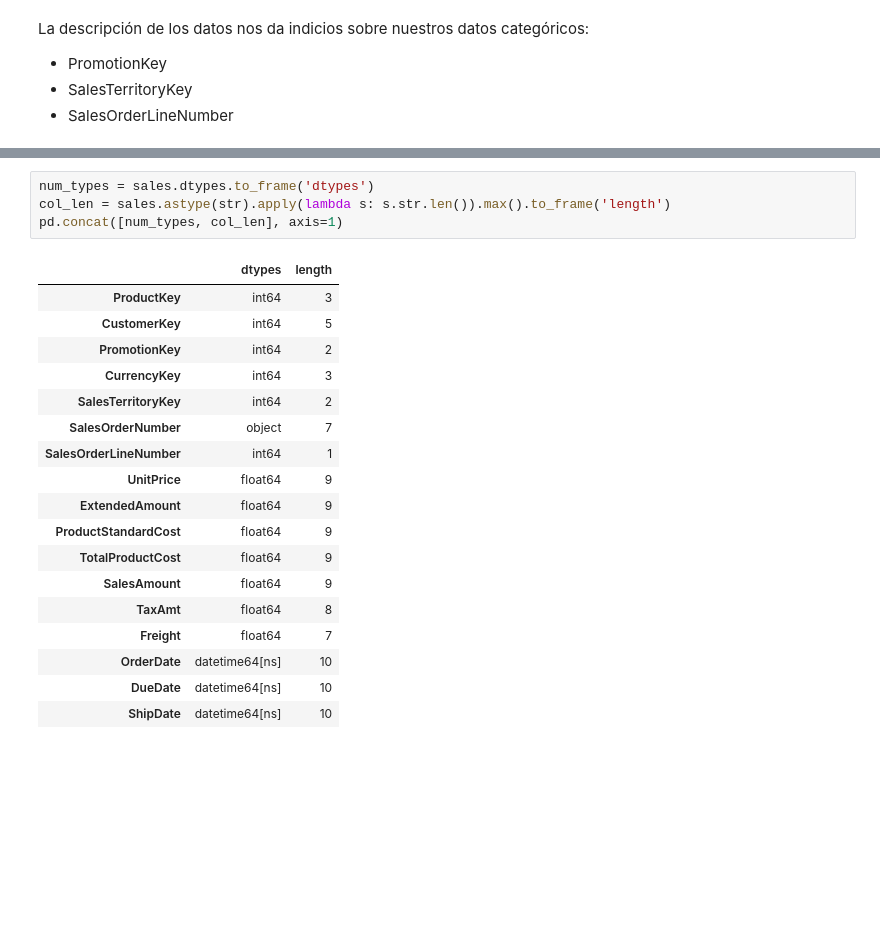
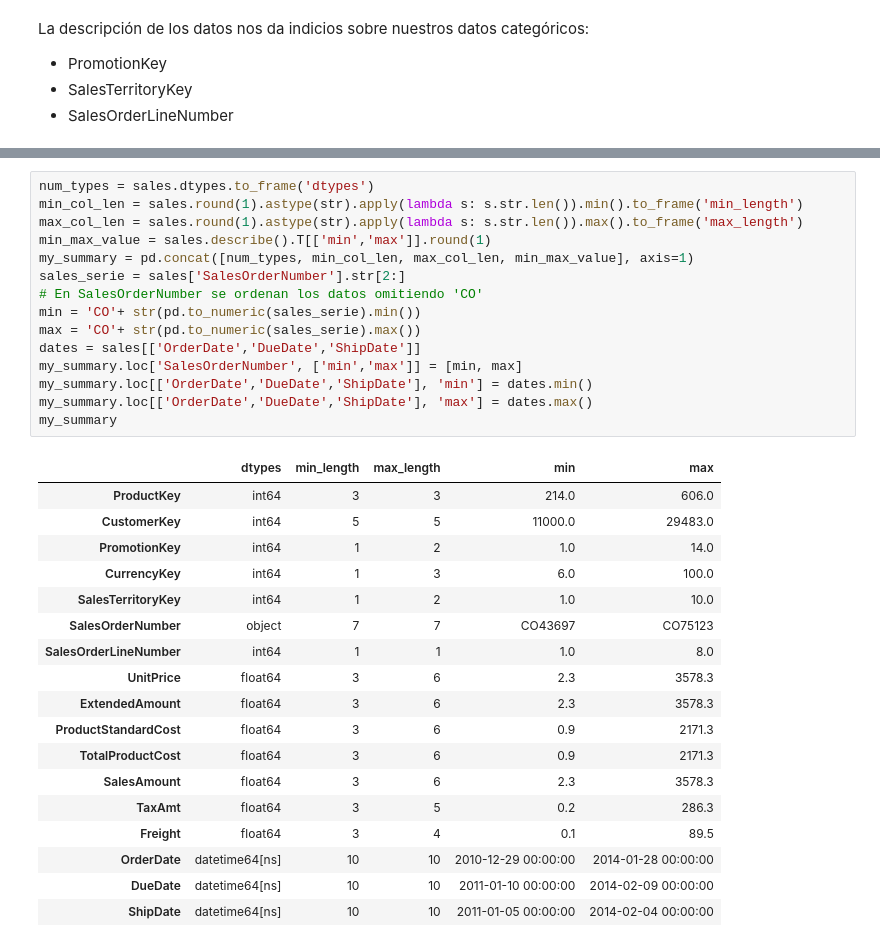
Before and after one commit to Sof265/Database-project, a Jupyter notebook: analisis-exploratorio.ipynb, the cells around one changed output, grey strips where cells are left out. Saved outputs shown, nothing was run; the diff lists cells and outputs as text; blank space fills up the shorter version.

```diff
--- a/analisis-exploratorio.ipynb
+++ b/analisis-exploratorio.ipynb
@@ -133,23 +146,34 @@ sns.histplot(ax=axes[2], x=df['SalesOrderLineNumber']);
-# %%
-num_types = sales.dtypes.to_frame('dtypes')
-col_len = sales.astype(str).apply(lambda s: s.str.len()).max().to_frame('length')
-pd.concat([num_types, col_len], axis=1)
-# %% [output]
-|  | dtypes | length |
-| ProductKey | int64 | 3 |
-| CustomerKey | int64 | 5 |
-| PromotionKey | int64 | 2 |
-| CurrencyKey | int64 | 3 |
-| SalesTerritoryKey | int64 | 2 |
-| SalesOrderNumber | object | 7 |
-| SalesOrderLineNumber | int64 | 1 |
-| UnitPrice | float64 | 9 |
-| ExtendedAmount | float64 | 9 |
-| ProductStandardCost | float64 | 9 |
-| TotalProductCost | float64 | 9 |
-| SalesAmount | float64 | 9 |
-| TaxAmt | float64 | 8 |
-| Freight | float64 | 7 |
-| OrderDate | datetime64[ns] | 10 |
-| DueDate | datetime64[ns] | 10 |
-| ShipDate | datetime64[ns] | 10 |
+# %%
+num_types = sales.dtypes.to_frame('dtypes')
+min_col_len = sales.round(1).astype(str).apply(lambda s: s.str.len()).min().to_frame('min_length')
+max_col_len = sales.round(1).astype(str).apply(lambda s: s.str.len()).max().to_frame('max_length')
+min_max_value = sales.describe().T[['min','max']].round(1)
+my_summary = pd.concat([num_types, min_col_len, max_col_len, min_max_value], axis=1)
+sales_serie = sales['SalesOrderNumber'].str[2:]
+# En SalesOrderNumber se ordenan los datos omitiendo 'CO'
+min = 'CO'+ str(pd.to_numeric(sales_serie).min())
+max = 'CO'+ str(pd.to_numeric(sales_serie).max())
+dates = sales[['OrderDate','DueDate','ShipDate']]
+my_summary.loc['SalesOrderNumber', ['min','max']] = [min, max]
+my_summary.loc[['OrderDate','DueDate','ShipDate'], 'min'] = dates.min()
+my_summary.loc[['OrderDate','DueDate','ShipDate'], 'max'] = dates.max()
+my_summary
+# %% [output]
+|  | dtypes | min_length | max_length | min | max |
+| ProductKey | int64 | 3 | 3 | 214.0 | 606.0 |
+| CustomerKey | int64 | 5 | 5 | 11000.0 | 29483.0 |
+| PromotionKey | int64 | 1 | 2 | 1.0 | 14.0 |
+| CurrencyKey | int64 | 1 | 3 | 6.0 | 100.0 |
+| SalesTerritoryKey | int64 | 1 | 2 | 1.0 | 10.0 |
+| SalesOrderNumber | object | 7 | 7 | CO43697 | CO75123 |
+| SalesOrderLineNumber | int64 | 1 | 1 | 1.0 | 8.0 |
+| UnitPrice | float64 | 3 | 6 | 2.3 | 3578.3 |
+| ExtendedAmount | float64 | 3 | 6 | 2.3 | 3578.3 |
+| ProductStandardCost | float64 | 3 | 6 | 0.9 | 2171.3 |
+| TotalProductCost | float64 | 3 | 6 | 0.9 | 2171.3 |
+| SalesAmount | float64 | 3 | 6 | 2.3 | 3578.3 |
+| TaxAmt | float64 | 3 | 5 | 0.2 | 286.3 |
+| Freight | float64 | 3 | 4 | 0.1 | 89.5 |
+| OrderDate | datetime64[ns] | 10 | 10 | 2010-12-29 00:00:00 | 2014-01-28 00:00:00 |
+| DueDate | datetime64[ns] | 10 | 10 | 2011-01-10 00:00:00 | 2014-02-09 00:00:00 |
+| ShipDate | datetime64[ns] | 10 | 10 | 2011-01-05 00:00:00 | 2014-02-04 00:00:00 |
```
Also changed, not shown: parts of 6 cells of this notebook.
